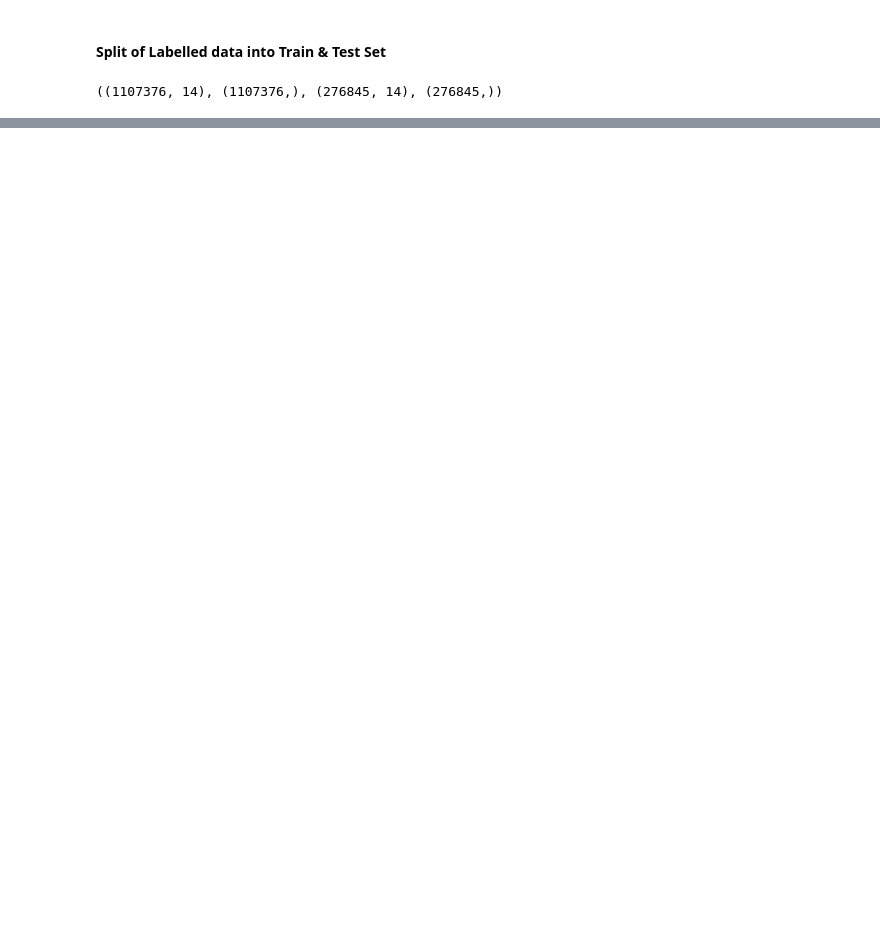
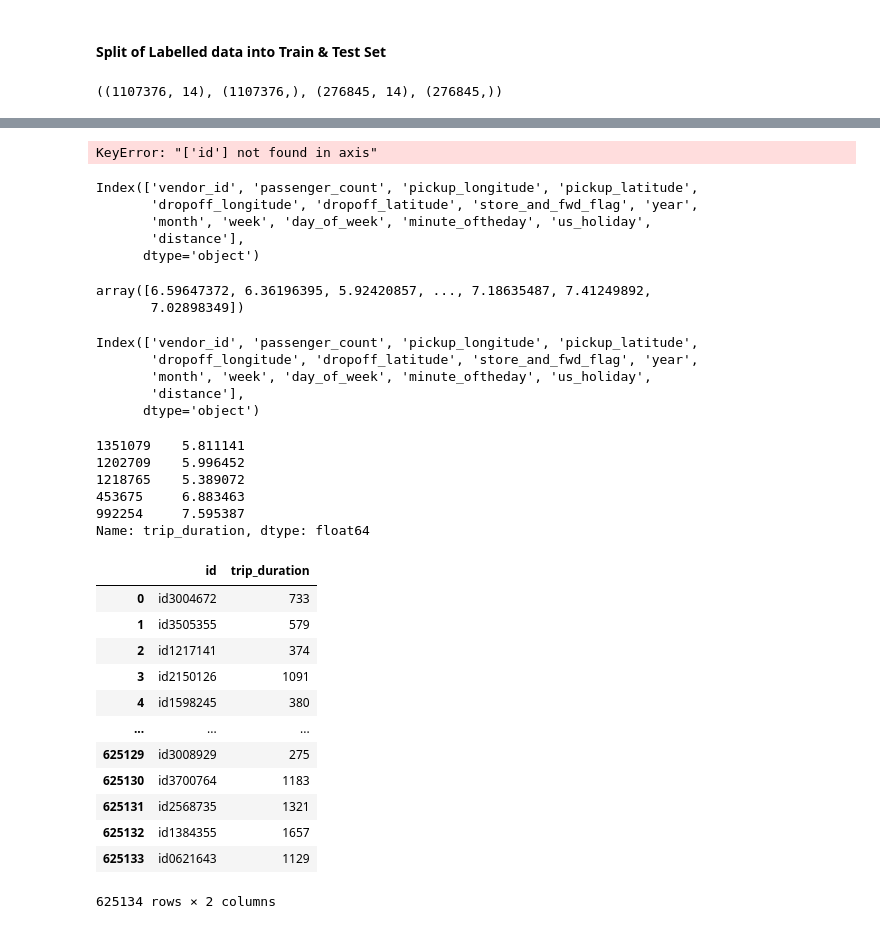
Before and after one commit to Soumyadipta-Maiti/New-York-City-Taxi-Trip-Duration, a Jupyter notebook: NewYork_City_Taxi_Trip_Duration.ipynb, the cells around one changed output, grey strips where cells are left out. Cells and saved outputs as stored; diff of their text form; code cells hidden in the pictures; blank space fills up the shorter version.

Commit message:
NYC Taxi trip Duration Version 1

```diff
--- a/NewYork_City_Taxi_Trip_Duration.ipynb
+++ b/NewYork_City_Taxi_Trip_Duration.ipynb
@@ -18,7 +18,7 @@ import os
 # %%
 df_original = pd.read_csv('data/train.csv')
 # df_original = pd.read_csv('C:/Users/SoumyadiptaMaiti/Data Science/Kaggle/Kaggle Compititions/2022/New York City Taxi Trip Duration/nyc-taxi-trip-duration/data/train.csv')
-df = df_original
+df = df_original.copy(deep = 'true')
 df.head(10)
 # %% [output]
 |  | id | vendor_id | pickup_datetime | dropoff_datetime | passenger_count | pickup_longitude | ... |
@@ -34,7 +34,7 @@ df.head(10)
 | 9 | id0012891 | 2 | 2016-03-10 21:45:01 | 2016-03-10 22:05:26 | 1 | -73.981049 | ... |
 # %%
 df_test = pd.read_csv('data/test.csv')
-df_submission = df_test
+df_submission = df_test.copy(deep='true')
 df_submission.head(5)
 # %% [output]
 |  | id | vendor_id | pickup_datetime | passenger_count | pickup_longitude | pickup_latitude | ... |
@@ -620,0 +664,58 @@ df_submit_preds_final.to_csv(r'data/final_submission.csv',index = False)
+# %%
+df_test.drop(['id'], axis=1, inplace=True)
+# %% [output]
+KeyError: "['id'] not found in axis"
+# %%
+df_test.columns
+# %% [output]
+Index(['vendor_id', 'passenger_count', 'pickup_longitude', 'pickup_latitude',
+       'dropoff_longitude', 'dropoff_latitude', 'store_and_fwd_flag', 'year',
+       'month', 'week', 'day_of_week', 'minute_oftheday', 'us_holiday',
+       'distance'],
+      dtype='object')
+# %%
+df_submit_preds = grid_search.predict(df_test)
+# df_submit_preds = goods_pipe.predict(df_submit)
+df_submit_preds
+# %% [output]
+array([6.59647372, 6.36196395, 5.92420857, ..., 7.18635487, 7.41249892,
+       7.02898349])
+# %%
+df_submission.columns
+# %% [output]
+Index(['vendor_id', 'passenger_count', 'pickup_longitude', 'pickup_latitude',
+       'dropoff_longitude', 'dropoff_latitude', 'store_and_fwd_flag', 'year',
+       'month', 'week', 'day_of_week', 'minute_oftheday', 'us_holiday',
+       'distance'],
+      dtype='object')
+# %%
+y_train.head(5)
+# %% [output]
+1351079    5.811141
+1202709    5.996452
+1218765    5.389072
+453675     6.883463
+992254     7.595387
+Name: trip_duration, dtype: float64
+# %%
+# df_submit_preds_final = pd. DataFrame (df_submit_preds)
+df_submit_preds_final = pd.DataFrame(np.exp(df_submit_preds))
+df_submit_preds_final = df_submit_preds_final.round(0).astype(int)
+# df_submit_preds_1['row_id'] = df_submission['row_id']
+df_submit_preds_final.insert(0,'id',df_submission['id'])
+df_submit_preds_final.columns = ['id','trip_duration']
+df_submit_preds_final
+# %% [output]
+|  | id | trip_duration |
+| 0 | id3004672 | 733 |
+| 1 | id3505355 | 579 |
+| 2 | id1217141 | 374 |
+| 3 | id2150126 | 1091 |
+| 4 | id1598245 | 380 |
+| ... | ... | ... |
+| 625129 | id3008929 | 275 |
+| 625130 | id3700764 | 1183 |
+| 625131 | id2568735 | 1321 |
+| 625132 | id1384355 | 1657 |
+| 625133 | id0621643 | 1129 |
+625134 rows × 2 columns
```
Also changed, not shown: parts of 38 cells of this notebook, 1 other file.
